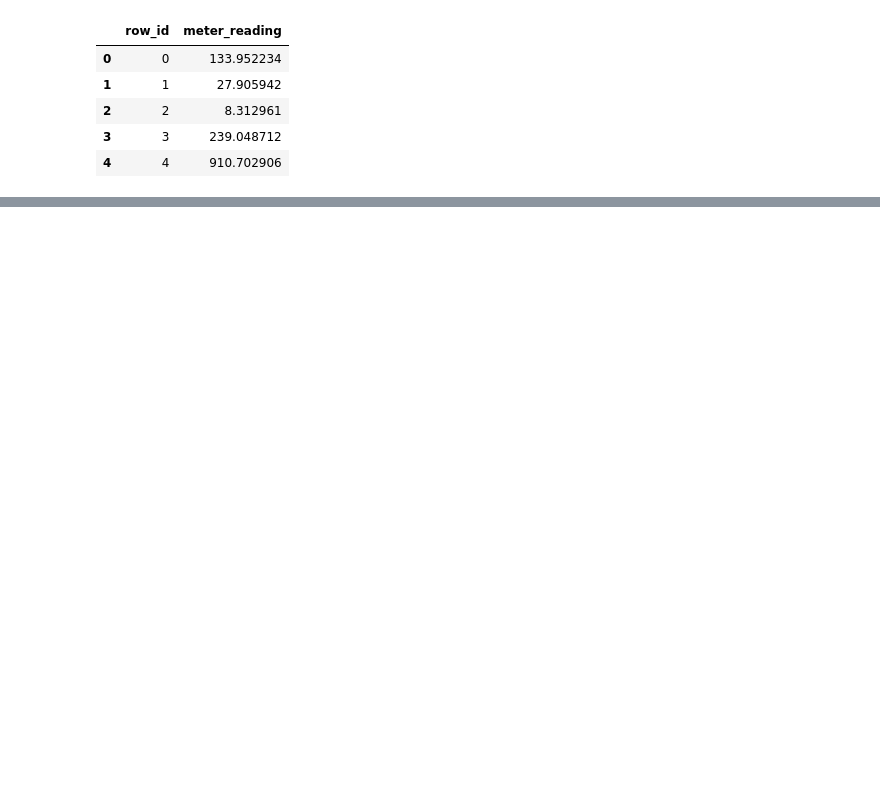
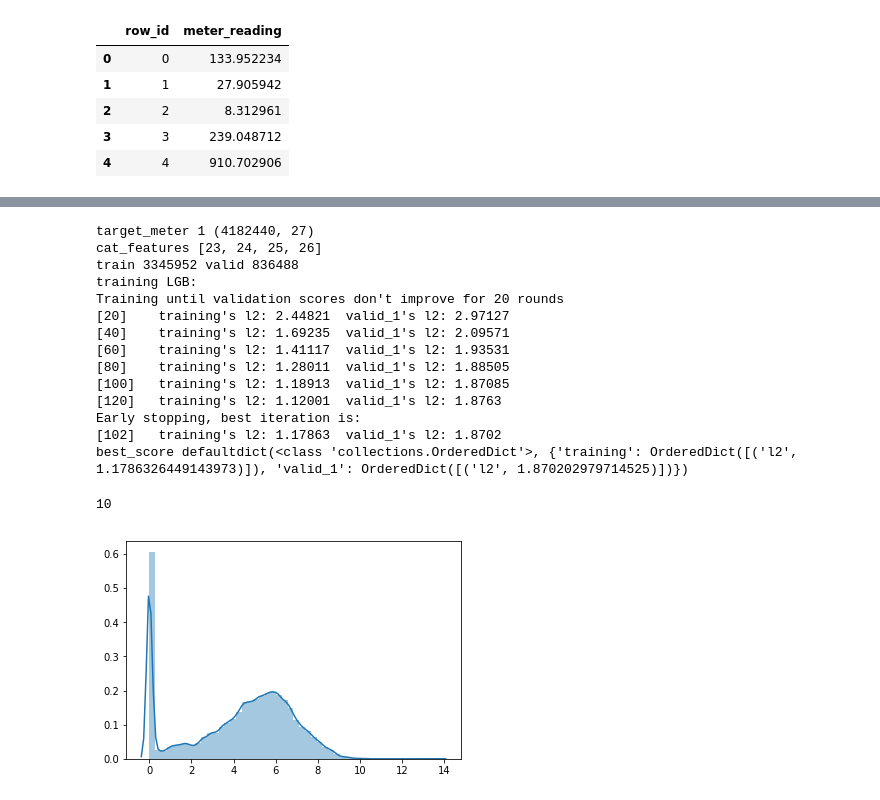
Before and after one commit to Luke-Gray/ASHRAE, a Jupyter notebook: Final Modeling.ipynb, the cells around one changed output, grey strips where cells are left out. Drawn from its saved outputs; the diff is of its cells as text; code cells hidden in the pictures; blank space fills up the shorter version.

```diff
--- a/Final Modeling.ipynb
+++ b/Final Modeling.ipynb
@@ -346,0 +467,46 @@ results_df.to_csv("submission.csv", index=False)
+# %%
+target_meter = 1
+X_train, y_train = create_X_y(train_df, target_meter=target_meter)
+y_valid_pred_total = np.zeros(X_train.shape[0])
+gc.collect()
+print('target_meter', target_meter, X_train.shape)
+
+cat_features = [X_train.columns.get_loc(cat_col) for cat_col in category_cols]
+print('cat_features', cat_features)
+
+models1 = []
+for train_idx, valid_idx in kf.split(X_train, y_train):
+    train_data = X_train.iloc[train_idx,:], y_train[train_idx]
+    valid_data = X_train.iloc[valid_idx,:], y_train[valid_idx]
+
+    print('train', len(train_idx), 'valid', len(valid_idx))
+#     model, y_pred_valid, log = fit_cb(train_data, valid_data, cat_features=cat_features, devices=[0,])
+    model, y_pred_valid, log = fit_lgbm(train_data, valid_data, cat_features=category_cols, num_rounds=1000,
+                                       lr=0.05, bf=0.5)
+    y_valid_pred_total[valid_idx] = y_pred_valid
+    models1.append(model)
+    gc.collect()
+    if model.best_score:
+        break
+
+
+sns.distplot(y_train)
+del X_train, y_train
+gc.collect()
+# %% [output]
+target_meter 1 (4182440, 27)
+cat_features [23, 24, 25, 26]
+train 3345952 valid 836488
+training LGB:
+Training until validation scores don't improve for 20 rounds
+[20]    training's l2: 2.44821  valid_1's l2: 2.97127
+[40]    training's l2: 1.69235  valid_1's l2: 2.09571
+[60]    training's l2: 1.41117  valid_1's l2: 1.93531
+[80]    training's l2: 1.28011  valid_1's l2: 1.88505
+[100]   training's l2: 1.18913  valid_1's l2: 1.87085
+[120]   training's l2: 1.12001  valid_1's l2: 1.8763
+Early stopping, best iteration is:
+[102]   training's l2: 1.17863  valid_1's l2: 1.8702
+best_score defaultdict(<class 'collections.OrderedDict'>, {'training': OrderedDict([('l2', 1.1786326449143973)]), 'valid_1': OrderedDict([('l2', 1.870202979714525)])})
+10
+[figure, added]
```
Also changed, not shown: parts of 36 cells of this notebook, 1 other file.
